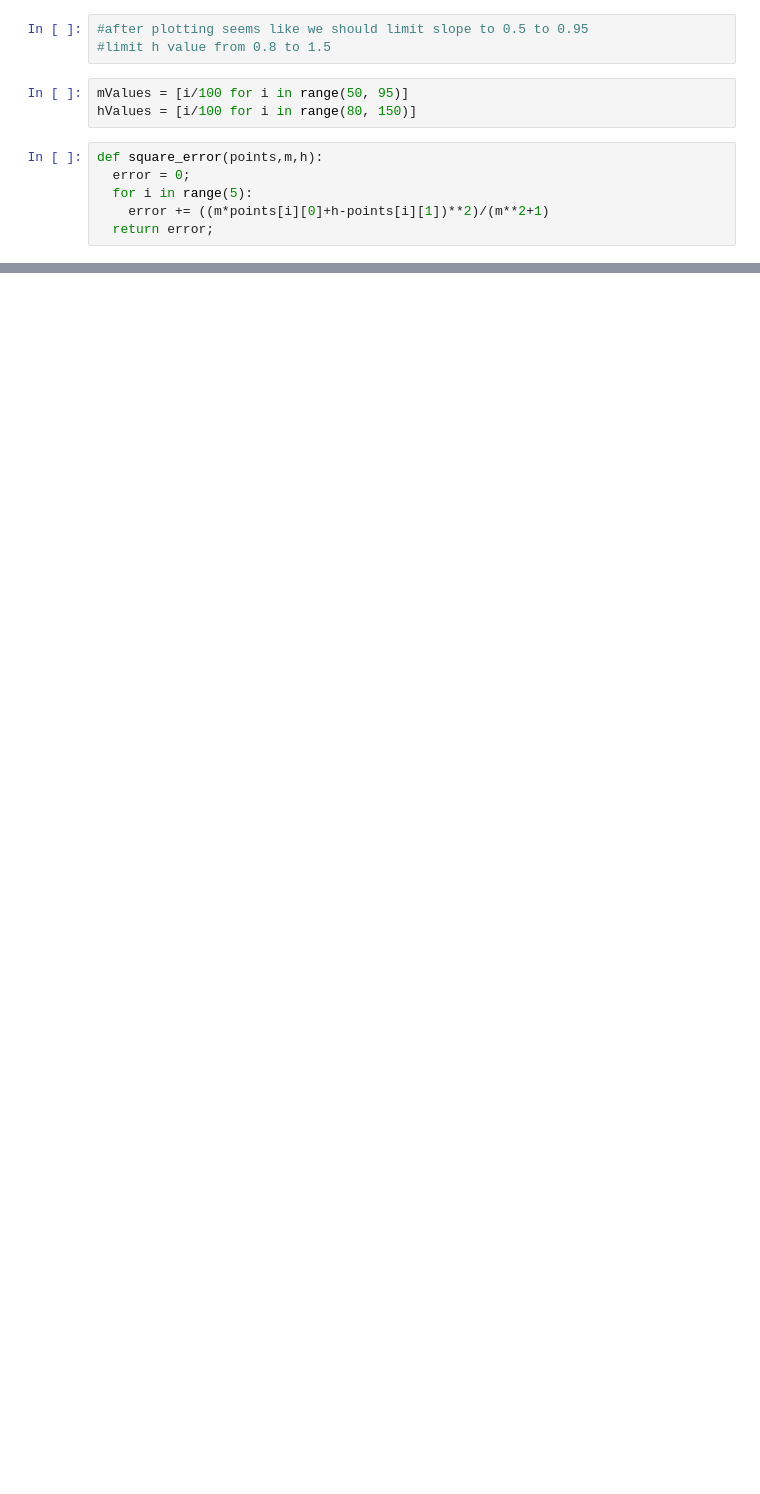
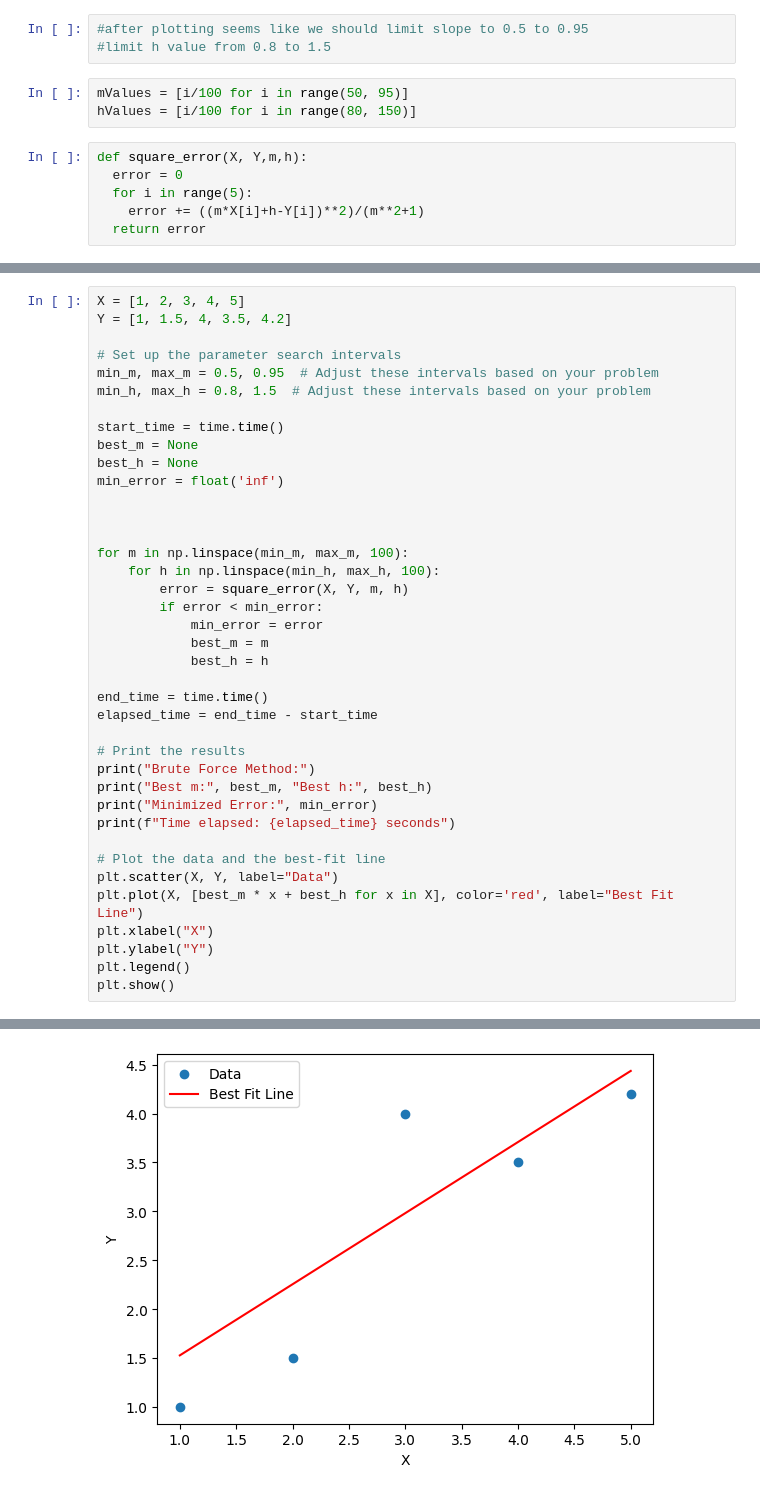
Before and after one commit to maajidhusain/DS3005-linear-regression, a Jupyter notebook: RegressionProj.ipynb, the cells around one changed output, grey strips where cells are left out. Cells and saved outputs as stored; diff of their text form; blank space fills up the shorter version.

```diff
--- a/RegressionProj.ipynb
+++ b/RegressionProj.ipynb
@@ -12,8 +19,8 @@ points
 mValues = [i/100 for i in range(50, 95)]
 hValues = [i/100 for i in range(80, 150)]
 # %%
-def square_error(points,m,h):
-  error = 0;
+def square_error(X, Y,m,h):
+  error = 0
   for i in range(5):
-    error += ((m*points[i][0]+h-points[i][1])**2)/(m**2+1)
-  return error;
+    error += ((m*X[i]+h-Y[i])**2)/(m**2+1)
+  return error
@@ -70,0 +36,40 @@ Elapsed time: 0.020111083984375 seconds
+# %%
+X = [1, 2, 3, 4, 5]
+Y = [1, 1.5, 4, 3.5, 4.2]
+
+# Set up the parameter search intervals
+min_m, max_m = 0.5, 0.95  # Adjust these intervals based on your problem
+min_h, max_h = 0.8, 1.5  # Adjust these intervals based on your problem
+
+start_time = time.time()
+best_m = None
+best_h = None
+min_error = float('inf')
+
+
+
+for m in np.linspace(min_m, max_m, 100):
+    for h in np.linspace(min_h, max_h, 100):
+        error = square_error(X, Y, m, h)
+        if error < min_error:
+            min_error = error
+            best_m = m
+            best_h = h
+
+end_time = time.time()
+elapsed_time = end_time - start_time
+
+# Print the results
+print("Brute Force Method:")
+print("Best m:", best_m, "Best h:", best_h)
+print("Minimized Error:", min_error)
+print(f"Time elapsed: {elapsed_time} seconds")
+
+# Plot the data and the best-fit line
+plt.scatter(X, Y, label="Data")
+plt.plot(X, [best_m * x + best_h for x in X], color='red', label="Best Fit Line")
+plt.xlabel("X")
+plt.ylabel("Y")
+plt.legend()
+plt.show()
+# %% [output]
@@ -70,0 +80 @@ Elapsed time: 0.020111083984375 seconds
+[figure, added]
```
Also changed, not shown: parts of 11 cells of this notebook.
